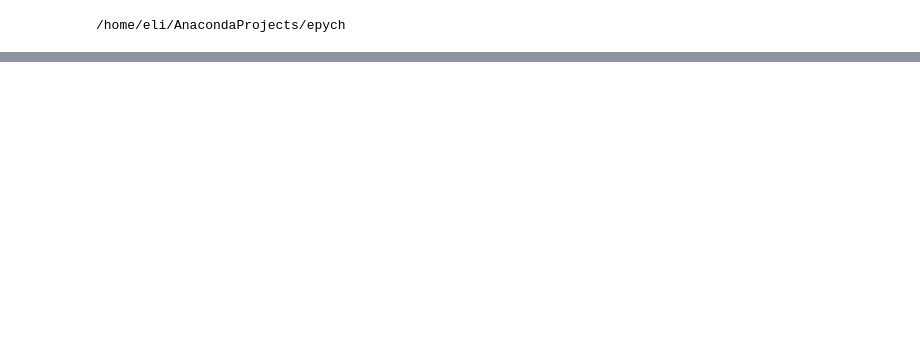
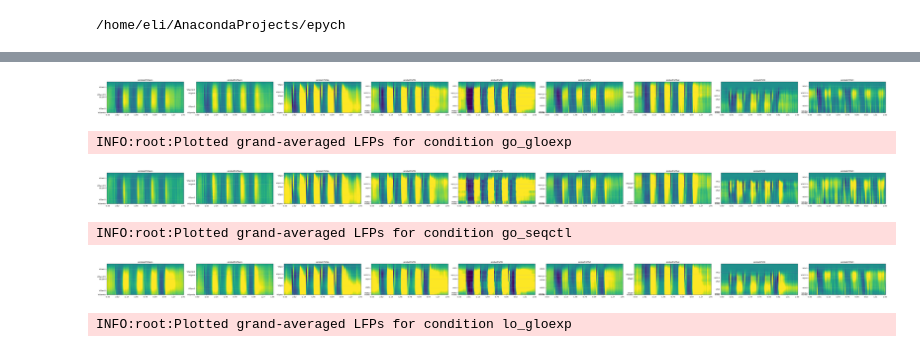
Before and after one commit to BastosLab/electropysiology, a Jupyter notebook: notebooks/passiveglo_aligned_grandavg.ipynb, the cells around one changed output, grey strips where cells are left out. Saved outputs shown, nothing was run; the diff lists cells and outputs as text; code cells hidden in the pictures; blank space fills up the shorter version.

Commit message:
notebooks/passiveglo_aligned_grandavg: calculate and plot grand averages
Signed-off-by: Eli Sennesh <eli.sennesh@vanderbilt.edu>

```diff
--- a/notebooks/passiveglo_aligned_grandavg.ipynb
+++ b/notebooks/passiveglo_aligned_grandavg.ipynb
@@ -56,7 +56,7 @@ summaries = {}
 # %%
 def initialize_grand_avg(key, signal):
     area = os.path.commonprefix([loc.decode() for loc in signal.channels.location])
-    return epych.statistics.grand.GrandAverage((alignment.stats[key + "/" + area].num_channels, alignment.stats[key + "/" + area].num_times))
+    return epych.statistics.grand.GrandAverage(alignment.stats[key + "/" + area])
 # %%
 for cond in CONDITIONS:
     summaries[cond] = epych.statistic.Summary(initialize_grand_avg)
@@ -67,6 +83,11 @@ INFO:root:Loaded LFPs for go_gloexp in subject /mnt/data/sub-1169714193_ses-1180
 # %%
 for cond in CONDITIONS:
-    for key, stat in summaries[cond].stats.items():
-        stat.heatmap(vmin=-1e-4, vmax=1e-4, title=key)
-        plt.show()
+    summaries[cond].plot(vmin=-1e-4, vmax=1e-4)
     logging.info("Plotted grand-averaged LFPs for condition %s" % cond)
+# %% [output]
+[figure, added]
+INFO:root:Plotted grand-averaged LFPs for condition go_gloexp
+[figure, added]
+INFO:root:Plotted grand-averaged LFPs for condition go_seqctl
+[figure, added]
+INFO:root:Plotted grand-averaged LFPs for condition lo_gloexp
```
Also changed, not shown: parts of 1 cell of this notebook.
